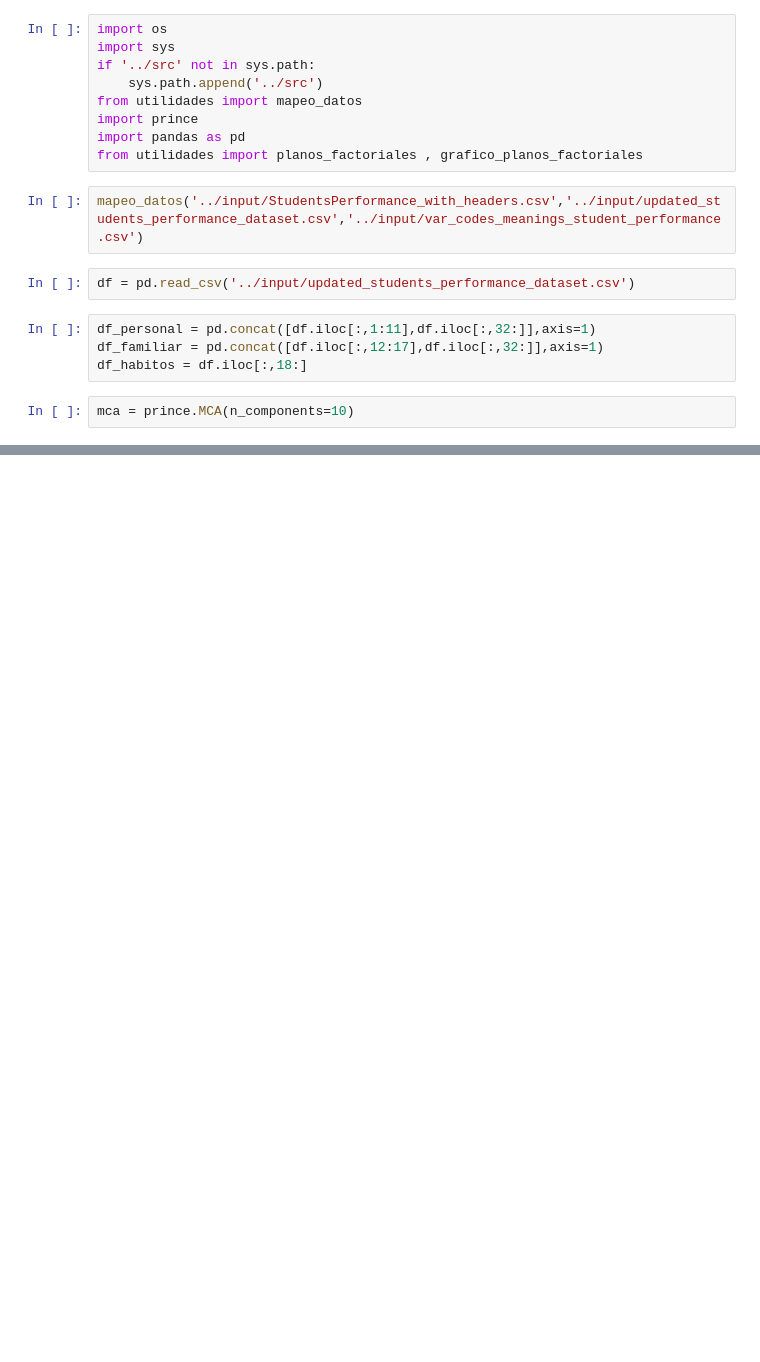
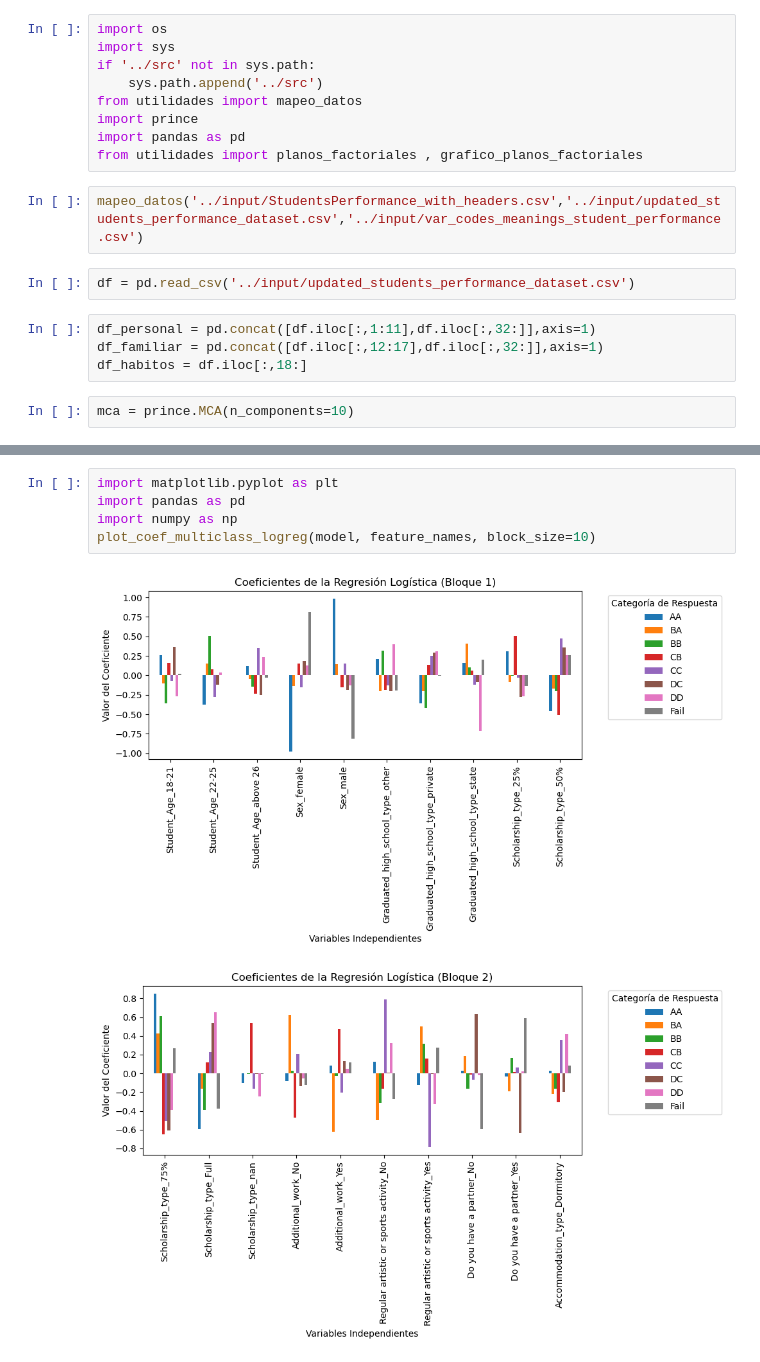
Before and after one commit to briveros23/proyecto-final-programacion, a Jupyter notebook: notebook/primer_cuderno.ipynb, the cells around one changed output, grey strips where cells are left out. Drawn from its saved outputs; the diff is of its cells as text; blank space fills up the shorter version.

```diff
--- a/notebook/primer_cuderno.ipynb
+++ b/notebook/primer_cuderno.ipynb
@@ -27,0 +217,8 @@ grafico_planos_factoriales(planos_personal,mca.eigenvalues_summary,[1,2])
+# %%
+import matplotlib.pyplot as plt
+import pandas as pd
+import numpy as np
+plot_coef_multiclass_logreg(model, feature_names, block_size=10)
+# %% [output]
+[figure, added]
+[figure, added]
```
Also changed, not shown: parts of 18 cells of this notebook.
